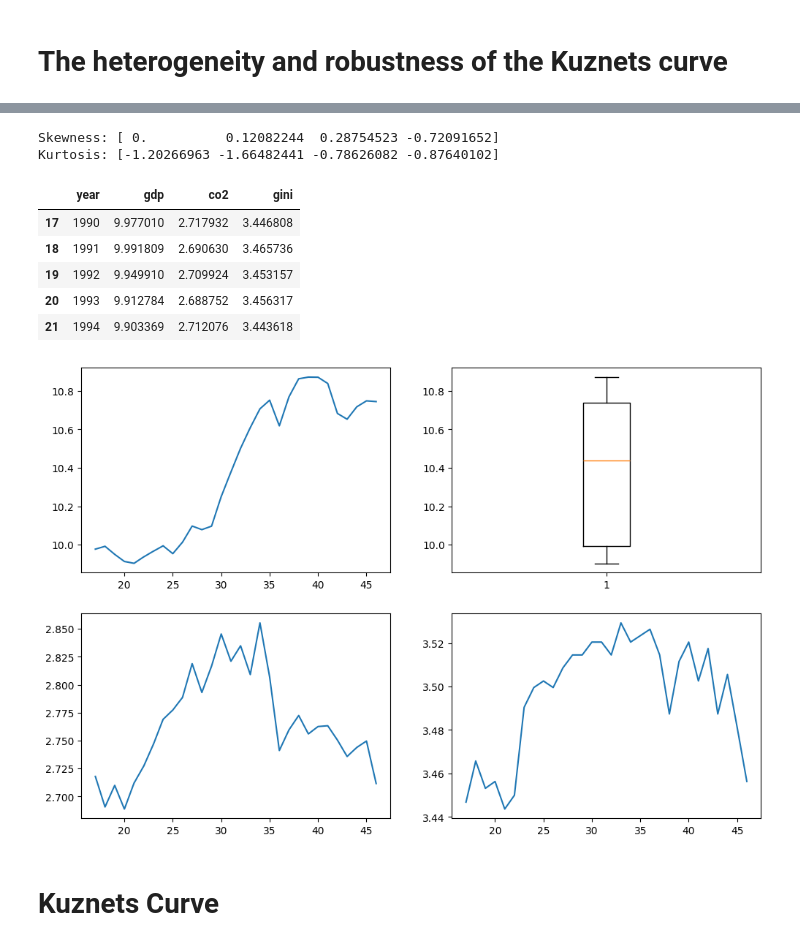
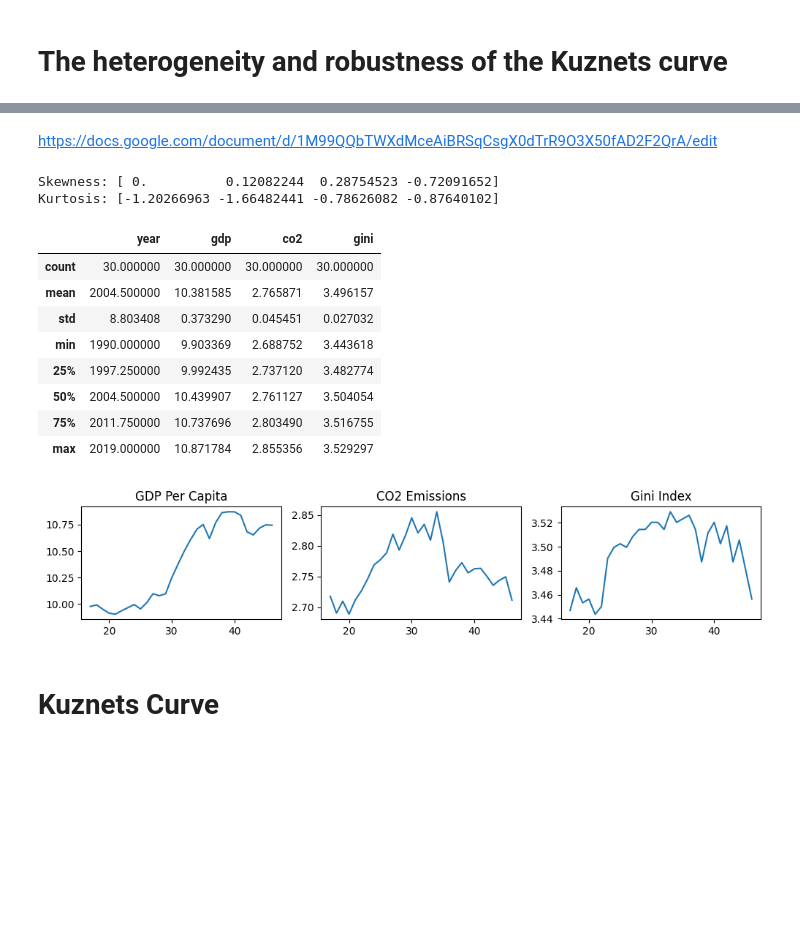
Before and after one commit to franklinchuks/Heterogeneity-and-Robustness-of-the-Kuznets-Curve, a Jupyter notebook: canada_kuznets_curve.ipynb, the cells around one changed output, grey strips where cells are left out. Drawn from its saved outputs; the diff is of its cells as text; code cells hidden in the pictures; blank space fills up the shorter version.

```diff
--- a/macro_project.ipynb
+++ b/canada_kuznets_curve.ipynb
@@ -20,3 +3,5 @@ HYPOTHESIS
+# %% [markdown]
+https://docs.google.com/document/d/1M99QQbTWXdMceAiBRSqCsgX0dTrR9O3X50fAD2F2QrA/edit
 # %%
 import pandas as pd
 import matplotlib.pyplot as plt
@@ -45,25 +29,30 @@ print(f"Kurtosis: {data_kurtosis}")
 for col in cols:
     df[col] = np.log(df[col])
 
-df.head()
+df.describe()
 # %% [output]
 Skewness: [ 0.          0.12082244  0.28754523 -0.72091652]
 Kurtosis: [-1.20266963 -1.66482441 -0.78626082 -0.87640102]
 |  | year | gdp | co2 | gini |
-| 17 | 1990 | 9.977010 | 2.717932 | 3.446808 |
-| 18 | 1991 | 9.991809 | 2.690630 | 3.465736 |
-| 19 | 1992 | 9.949910 | 2.709924 | 3.453157 |
-| 20 | 1993 | 9.912784 | 2.688752 | 3.456317 |
-| 21 | 1994 | 9.903369 | 2.712076 | 3.443618 |
+| count | 30.000000 | 30.000000 | 30.000000 | 30.000000 |
+| mean | 2004.500000 | 10.381585 | 2.765871 | 3.496157 |
+| std | 8.803408 | 0.373290 | 0.045451 | 0.027032 |
+| min | 1990.000000 | 9.903369 | 2.688752 | 3.443618 |
+| 25% | 1997.250000 | 9.992435 | 2.737120 | 3.482774 |
+| 50% | 2004.500000 | 10.439907 | 2.761127 | 3.504054 |
+| 75% | 2011.750000 | 10.737696 | 2.803490 | 3.516755 |
+| max | 2019.000000 | 10.871784 | 2.855356 | 3.529297 |
 # %%
-fig, ax = plt.subplots(2, 2, figsize = (12,8))
-ax[0, 0].plot(df['gdp'])
-ax[0, 1].boxplot(df['gdp'])
-ax[1, 0].plot(df['co2'])
-ax[1, 1].plot(df['gini'])
+fig, ax = plt.subplots(1, 3, figsize = (12,2))
+ax[0].plot(df['gdp'])
+ax[0].set_title("GDP Per Capita")
+ax[1].plot(df['co2'])
+ax[1].set_title("CO2 Emissions")
+ax[2].plot(df['gini'])
+ax[2].set_title("Gini Index")
 plt.show()
 # %% [output]
-[figure, old version]
+[figure, new version]
 # %% [markdown]
 <h1>Kuznets Curve
 # %%
```
Also changed, not shown: parts of 6 cells of this notebook.
